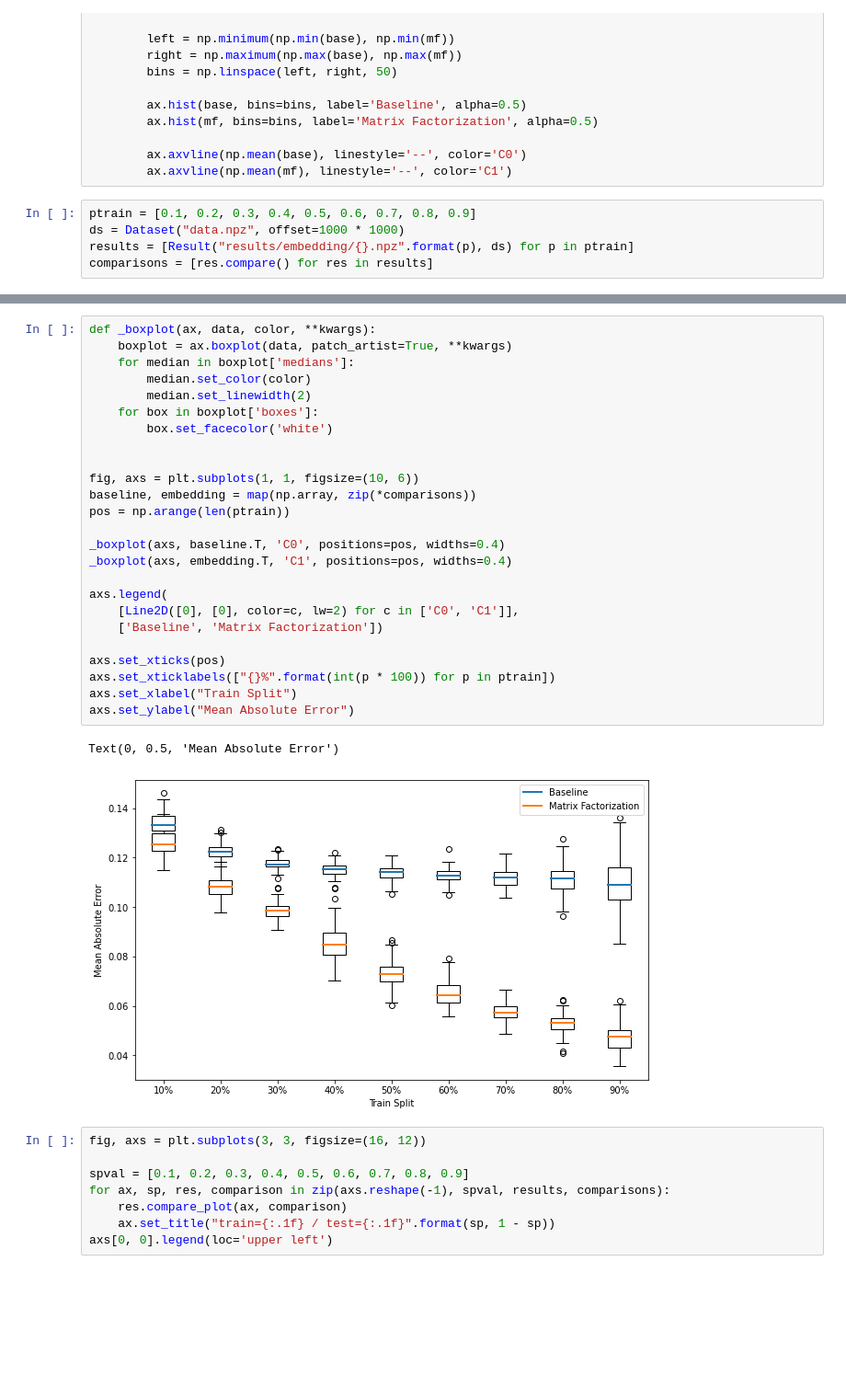
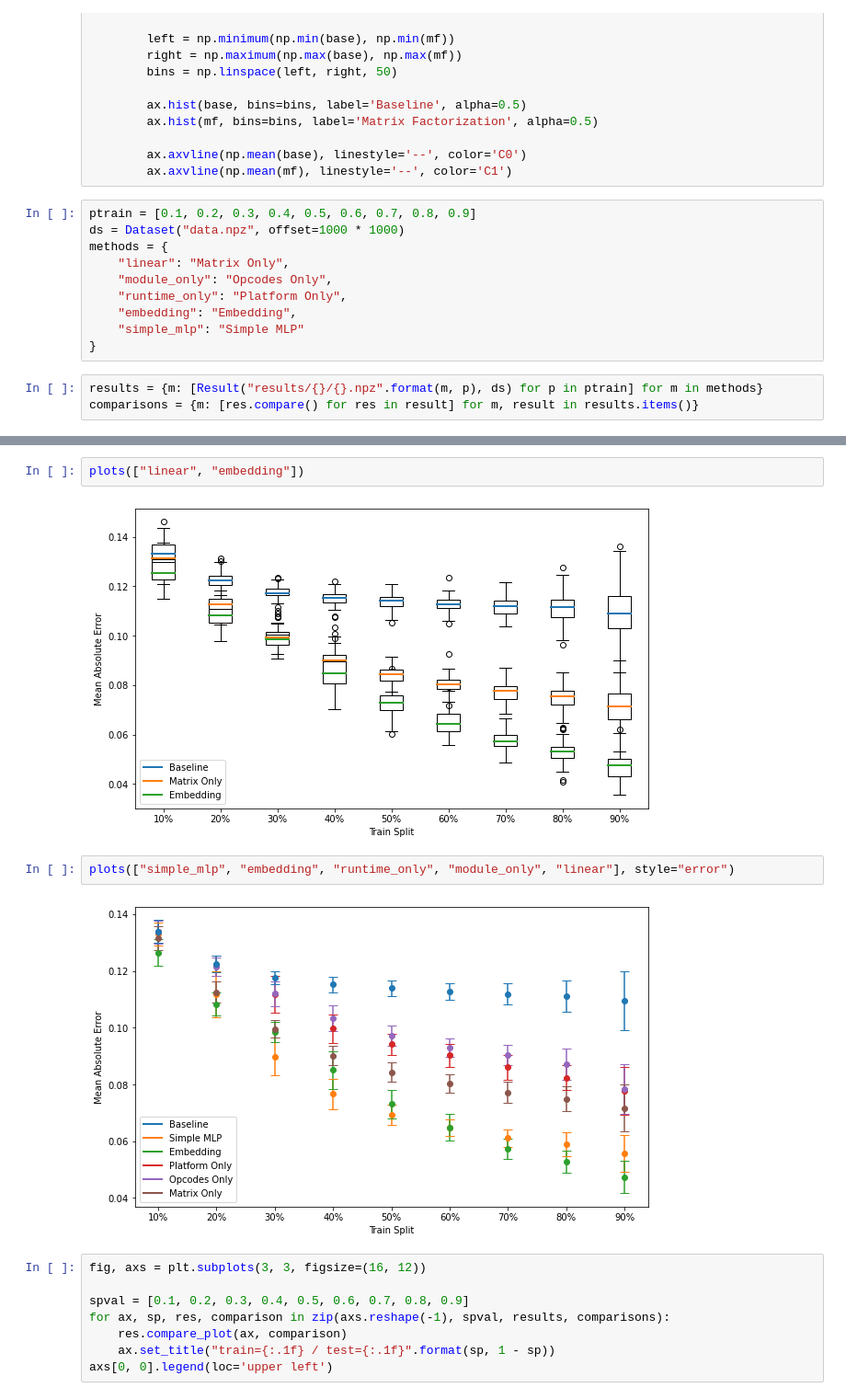
Before and after one commit to WiseLabCMU/pitot, a Jupyter notebook: results.ipynb, the cells around one changed output, grey strips where cells are left out. Shown at 92% size. Saved outputs shown, nothing was run; the diff lists cells and outputs as text; blank space fills up the shorter version.

```diff
--- a/results.ipynb
+++ b/results.ipynb
@@ -57,8 +60,16 @@ class Result:
 
         ax.axvline(np.mean(base), linestyle='--', color='C0')
         ax.axvline(np.mean(mf), linestyle='--', color='C1')
+# %%
+ptrain = [0.1, 0.2, 0.3, 0.4, 0.5, 0.6, 0.7, 0.8, 0.9]
+ds = Dataset("data.npz", offset=1000 * 1000)
+methods = {
+    "linear": "Matrix Only",
+    "module_only": "Opcodes Only",
+    "runtime_only": "Platform Only",
+    "embedding": "Embedding",
+    "simple_mlp": "Simple MLP"
+}
 # %%
-ptrain = [0.1, 0.2, 0.3, 0.4, 0.5, 0.6, 0.7, 0.8, 0.9]
-ds = Dataset("data.npz", offset=1000 * 1000)
-results = [Result("results/embedding/{}.npz".format(p), ds) for p in ptrain]
-comparisons = [res.compare() for res in results]
+results = {m: [Result("results/{}/{}.npz".format(m, p), ds) for p in ptrain] for m in methods}
+comparisons = {m: [res.compare() for res in result] for m, result in results.items()}
@@ -65,31 +126,11 @@ comparisons = [res.compare() for res in results]
+# %%
+plots(["linear", "embedding"])
+# %% [output]
+[figure, added]
 # %%
-def _boxplot(ax, data, color, **kwargs):
-    boxplot = ax.boxplot(data, patch_artist=True, **kwargs)
-    for median in boxplot['medians']:
-        median.set_color(color)
-        median.set_linewidth(2)
-    for box in boxplot['boxes']:
-        box.set_facecolor('white')
-
-
-fig, axs = plt.subplots(1, 1, figsize=(10, 6))
-baseline, embedding = map(np.array, zip(*comparisons))
-pos = np.arange(len(ptrain))
-
-_boxplot(axs, baseline.T, 'C0', positions=pos, widths=0.4)
-_boxplot(axs, embedding.T, 'C1', positions=pos, widths=0.4)
-
-axs.legend(
-    [Line2D([0], [0], color=c, lw=2) for c in ['C0', 'C1']],
-    ['Baseline', 'Matrix Factorization'])
-
-axs.set_xticks(pos)
-axs.set_xticklabels(["{}%".format(int(p * 100)) for p in ptrain])
-axs.set_xlabel("Train Split")
-axs.set_ylabel("Mean Absolute Error")
+plots(["simple_mlp", "embedding", "runtime_only", "module_only", "linear"], style="error")
 # %% [output]
-Text(0, 0.5, 'Mean Absolute Error')
-[figure, old version]
+[figure, new version]
 # %%
 fig, axs = plt.subplots(3, 3, figsize=(16, 12))
 
```
Also changed, not shown: parts of 9 cells of this notebook.
